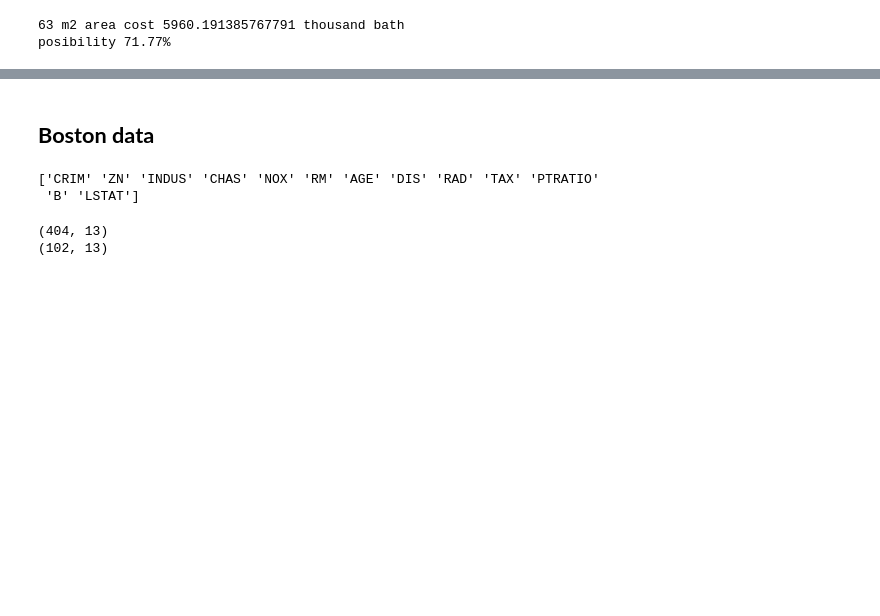
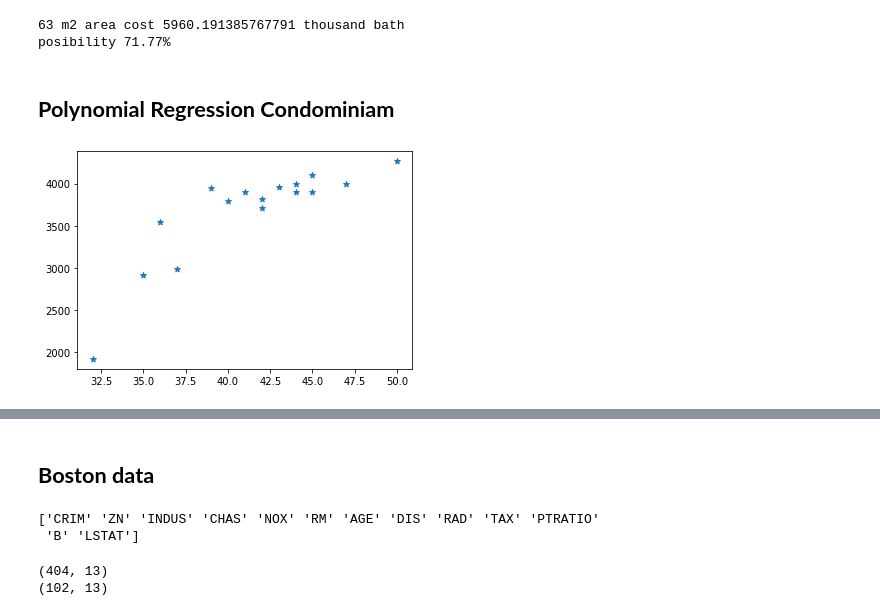
Before and after one commit to chatmethar-comp/CondoRegressionModel, a Jupyter notebook: linearCondoRegression.ipynb, the cells around one changed output, grey strips where cells are left out. Drawn from its saved outputs; the diff is of its cells as text; code cells hidden in the pictures; blank space fills up the shorter version.

Commit message:
add polynomial regression

```diff
--- a/linearCondoRegression.ipynb
+++ b/linearCondoRegression.ipynb
@@ -47,3 +49,10 @@ print("63 m2 area cost",LR.predict([data_predict])[0],"thousand bath","\nposibil
 # %% [output]
 63 m2 area cost 5960.191385767791 thousand bath
 posibility 71.77%
+# %% [markdown]
+## **Polynomial Regression Condominiam**
+# %%
+plt.scatter(x,y,marker='*')
+plt.show()
+# %% [output]
+[figure, added]
```
Also changed, not shown: parts of 8 cells of this notebook.
